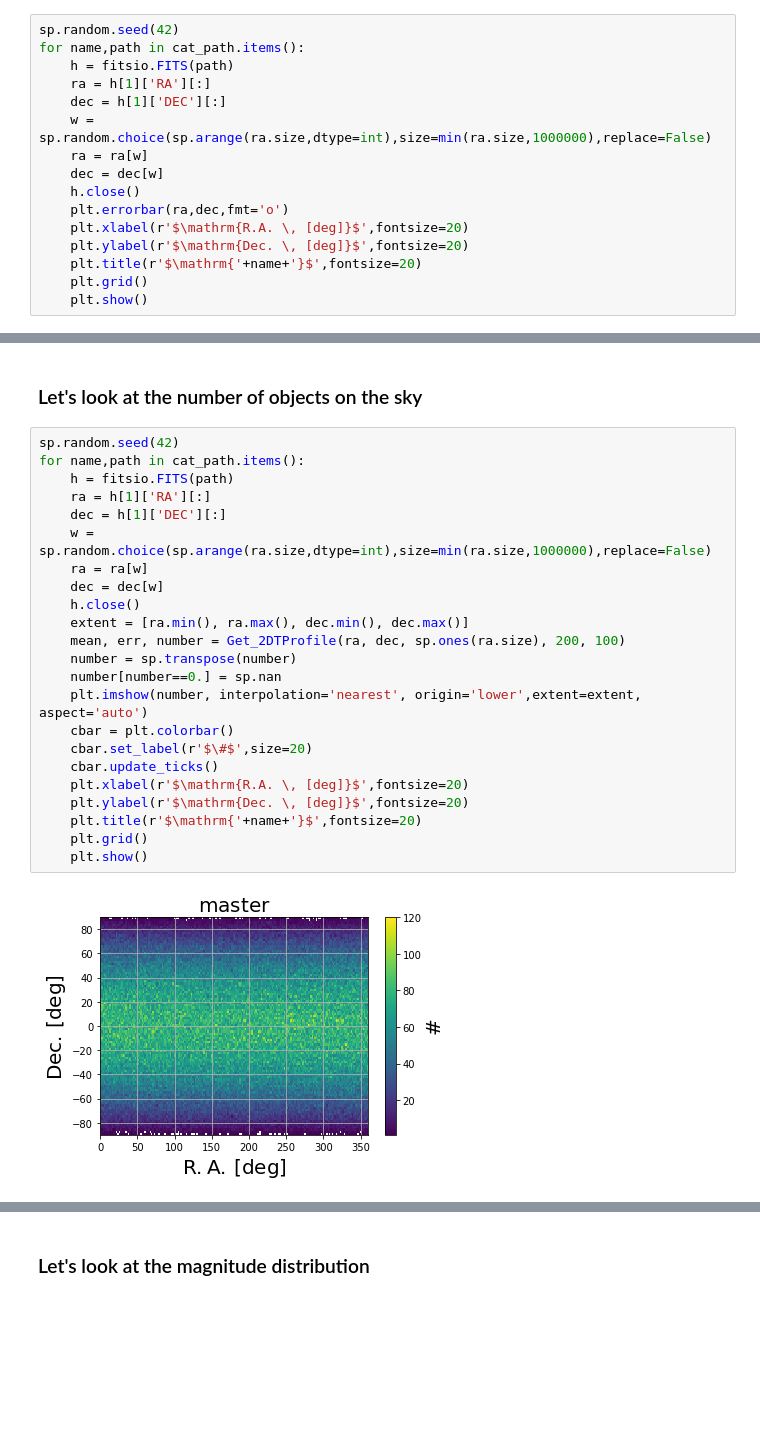
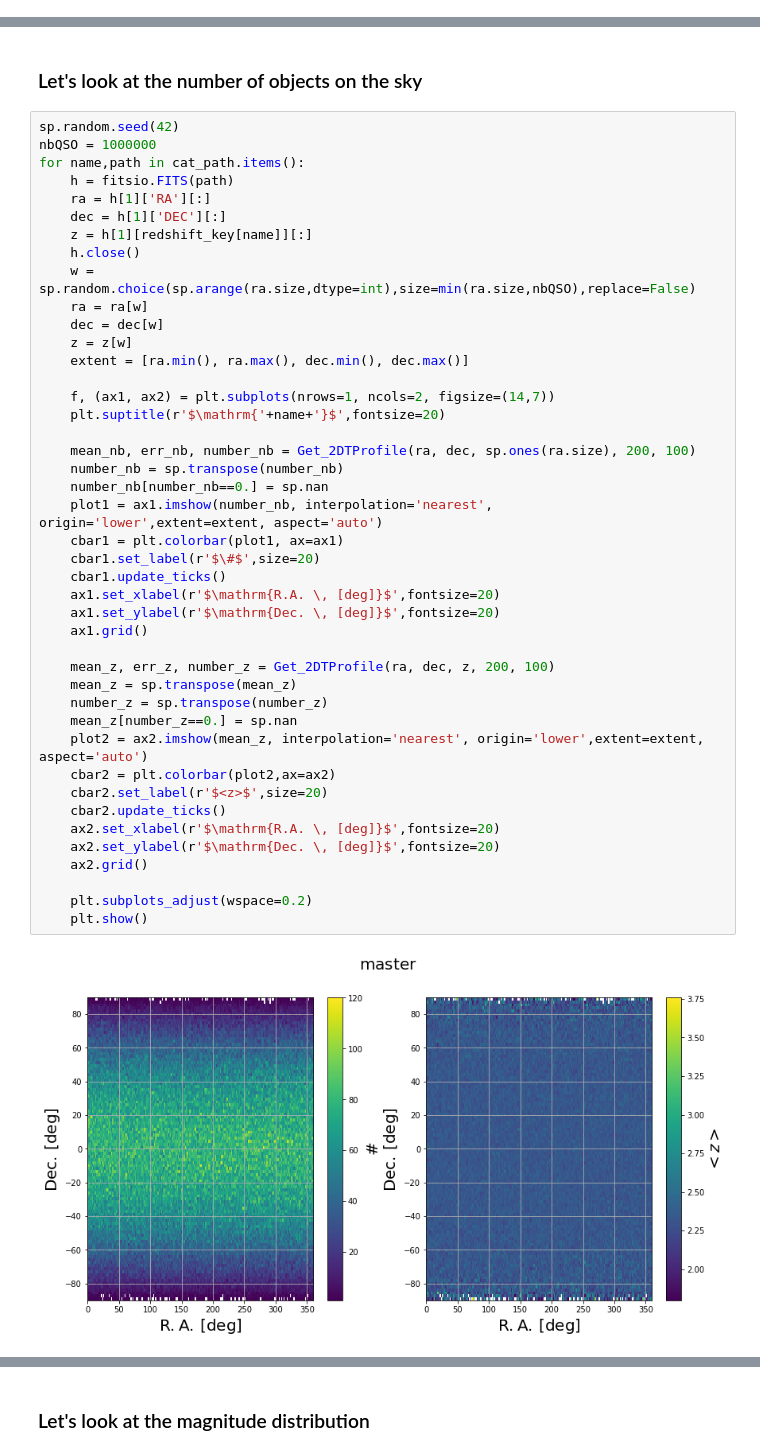
Before and after one commit to igmhub/picca, a Jupyter notebook: tutorials/desi/QA_mocks.ipynb, the cells around one changed output, grey strips where cells are left out. Saved outputs shown, nothing was run; the diff lists cells and outputs as text; blank space fills up the shorter version.

Commit message:
fix bug in delta_atributes name, put nb and <z> side by side

```diff
--- a/tutorials/desi/QA_mocks.ipynb
+++ b/tutorials/desi/QA_mocks.ipynb
@@ -59,16 +56,0 @@ plt.show()
-# %%
-sp.random.seed(42)
-for name,path in cat_path.items():
-    h = fitsio.FITS(path)
-    ra = h[1]['RA'][:]
-    dec = h[1]['DEC'][:]
-    w = sp.random.choice(sp.arange(ra.size,dtype=int),size=min(ra.size,1000000),replace=False)
-    ra = ra[w]
-    dec = dec[w]
-    h.close()
-    plt.errorbar(ra,dec,fmt='o')
-    plt.xlabel(r'$\mathrm{R.A. \, [deg]}$',fontsize=20)
-    plt.ylabel(r'$\mathrm{Dec. \, [deg]}$',fontsize=20)
-    plt.title(r'$\mathrm{'+name+'}$',fontsize=20)
-    plt.grid()
-    plt.show()
@@ -103,26 +80,46 @@ def Get_2DTProfile(ar1, ar2, ar3, nbBinsX, nbBinsY,we=None):
 ### Let's look at the number of objects on the sky
 # %%
 sp.random.seed(42)
+nbQSO = 1000000
 for name,path in cat_path.items():
     h = fitsio.FITS(path)
     ra = h[1]['RA'][:]
     dec = h[1]['DEC'][:]
-    w = sp.random.choice(sp.arange(ra.size,dtype=int),size=min(ra.size,1000000),replace=False)
+    z = h[1][redshift_key[name]][:]
+    h.close()
+    w = sp.random.choice(sp.arange(ra.size,dtype=int),size=min(ra.size,nbQSO),replace=False)
     ra = ra[w]
     dec = dec[w]
-    h.close()
+    z = z[w]
     extent = [ra.min(), ra.max(), dec.min(), dec.max()]
-    mean, err, number = Get_2DTProfile(ra, dec, sp.ones(ra.size), 200, 100)
-    number = sp.transpose(number)
-    number[number==0.] = sp.nan
-    plt.imshow(number, interpolation='nearest', origin='lower',extent=extent, aspect='auto')
-    cbar = plt.colorbar()
-    cbar.set_label(r'$\#$',size=20)
-    cbar.update_ticks()
-    plt.xlabel(r'$\mathrm{R.A. \, [deg]}$',fontsize=20)
-    plt.ylabel(r'$\mathrm{Dec. \, [deg]}$',fontsize=20)
-    plt.title(r'$\mathrm{'+name+'}$',fontsize=20)
-    plt.grid()
+
+    f, (ax1, ax2) = plt.subplots(nrows=1, ncols=2, figsize=(14,7))
+    plt.suptitle(r'$\mathrm{'+name+'}$',fontsize=20)
+
+    mean_nb, err_nb, number_nb = Get_2DTProfile(ra, dec, sp.ones(ra.size), 200, 100)
+    number_nb = sp.transpose(number_nb)
+    number_nb[number_nb==0.] = sp.nan
+    plot1 = ax1.imshow(number_nb, interpolation='nearest', origin='lower',extent=extent, aspect='auto')
+    cbar1 = plt.colorbar(plot1, ax=ax1)
+    cbar1.set_label(r'$\#$',size=20)
+    cbar1.update_ticks()
+    ax1.set_xlabel(r'$\mathrm{R.A. \, [deg]}$',fontsize=20)
+    ax1.set_ylabel(r'$\mathrm{Dec. \, [deg]}$',fontsize=20)
+    ax1.grid()
+
+    mean_z, err_z, number_z = Get_2DTProfile(ra, dec, z, 200, 100)
+    mean_z = sp.transpose(mean_z)
+    number_z = sp.transpose(number_z)
+    mean_z[number_z==0.] = sp.nan
+    plot2 = ax2.imshow(mean_z, interpolation='nearest', origin='lower',extent=extent, aspect='auto')
+    cbar2 = plt.colorbar(plot2,ax=ax2)
+    cbar2.set_label(r'$<z>$',size=20)
+    cbar2.update_ticks()
+    ax2.set_xlabel(r'$\mathrm{R.A. \, [deg]}$',fontsize=20)
+    ax2.set_ylabel(r'$\mathrm{Dec. \, [deg]}$',fontsize=20)
+    ax2.grid()
+
+    plt.subplots_adjust(wspace=0.2)
     plt.show()
 # %% [output]
-[figure, old version]
+[figure, new version]
```
Also changed, not shown: parts of 11 cells of this notebook.
